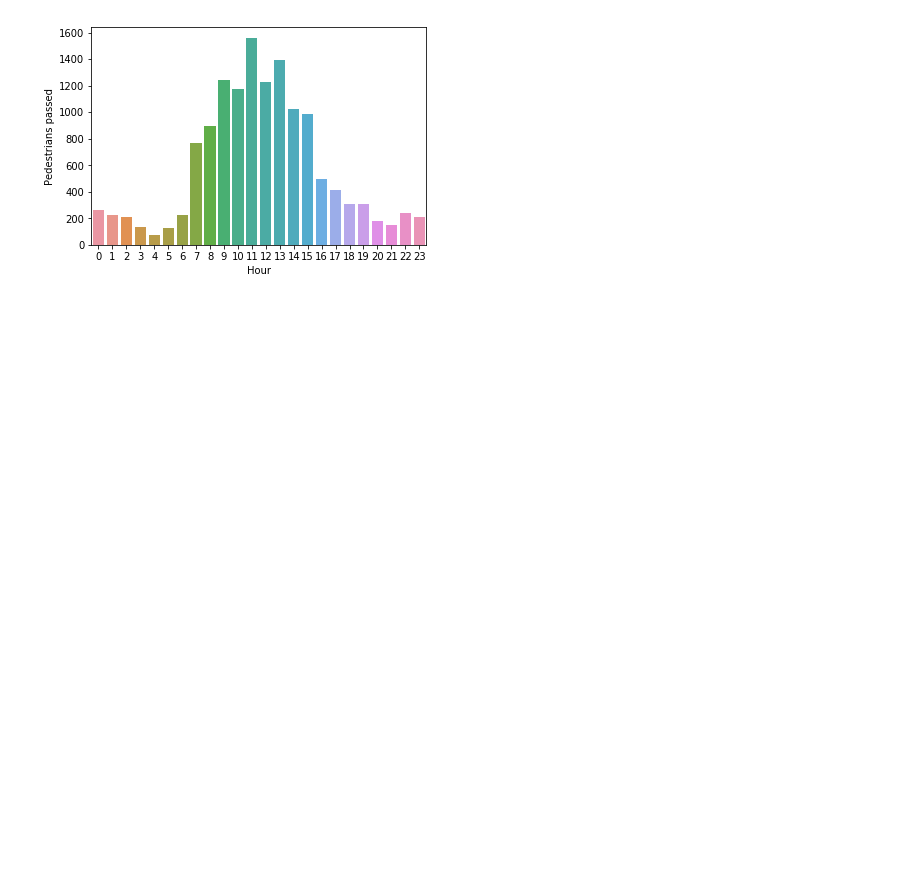
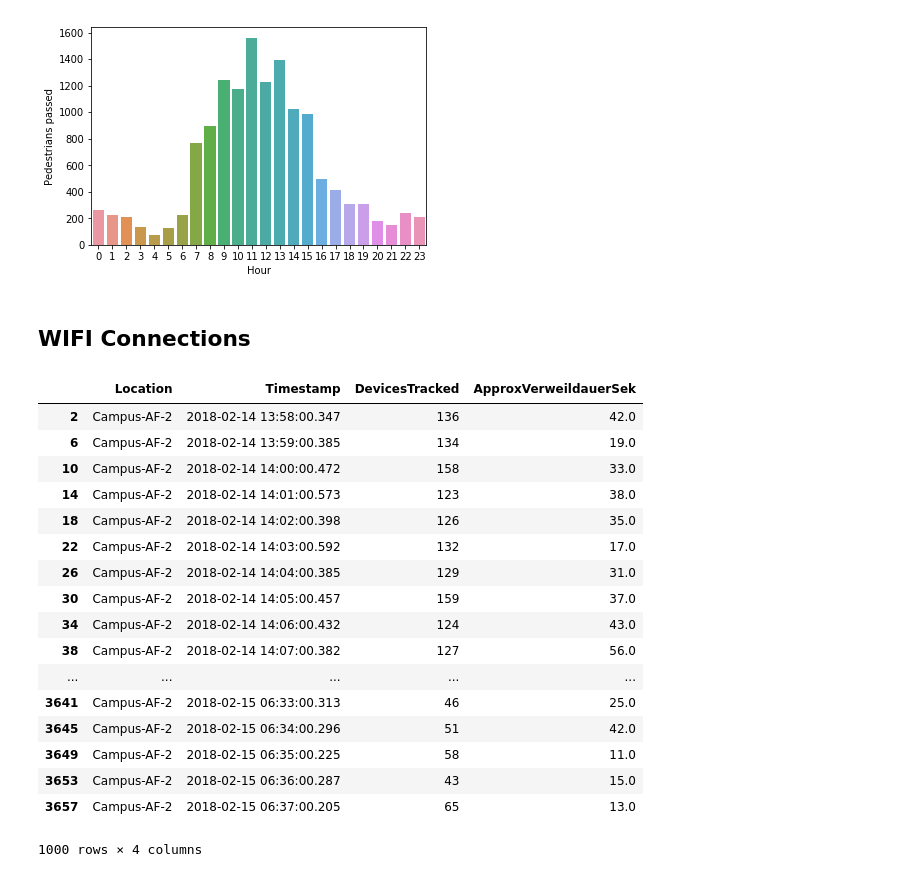
Before and after one commit to RichStone/htw-data-science-university-project, a Jupyter notebook: data_analysis.ipynb, the cells around one changed output. Saved outputs shown, nothing was run; the diff lists cells and outputs as text; code cells hidden in the pictures; blank space fills up the shorter version.

```diff
--- a/data_analysis.ipynb
+++ b/data_analysis.ipynb
@@ -373,3 +358,31 @@ hist_in_out_pedestrians.set(xlabel='Hour', ylabel='Pedestrians passed')
 plt.show()
 # %% [output]
 [figure]
+# %% [markdown]
+## WIFI Connections
+# %%
+df_wifi_original = pd.read_csv('data/wifi.csv', sep=" ")
+df_wifi = df_wifi_original
+df_wifi['Timestamp'] = pd.to_datetime(df_wifi['Timestamp'].astype(int), unit='ms')
+df_wifi.head(100)
+df_wifi_af2 = df_wifi[df_wifi['Location'] == 'Campus-AF-2']
+df_wifi_af2.head(1000)
+# %% [output]
+|  | Location | Timestamp | DevicesTracked | ApproxVerweildauerSek |
+| 2 | Campus-AF-2 | 2018-02-14 13:58:00.347 | 136 | 42.0 |
+| 6 | Campus-AF-2 | 2018-02-14 13:59:00.385 | 134 | 19.0 |
+| 10 | Campus-AF-2 | 2018-02-14 14:00:00.472 | 158 | 33.0 |
+| 14 | Campus-AF-2 | 2018-02-14 14:01:00.573 | 123 | 38.0 |
+| 18 | Campus-AF-2 | 2018-02-14 14:02:00.398 | 126 | 35.0 |
+| 22 | Campus-AF-2 | 2018-02-14 14:03:00.592 | 132 | 17.0 |
+| 26 | Campus-AF-2 | 2018-02-14 14:04:00.385 | 129 | 31.0 |
+| 30 | Campus-AF-2 | 2018-02-14 14:05:00.457 | 159 | 37.0 |
+| 34 | Campus-AF-2 | 2018-02-14 14:06:00.432 | 124 | 43.0 |
+| 38 | Campus-AF-2 | 2018-02-14 14:07:00.382 | 127 | 56.0 |
+| ... | ... | ... | ... | ... |
+| 3641 | Campus-AF-2 | 2018-02-15 06:33:00.313 | 46 | 25.0 |
+| 3645 | Campus-AF-2 | 2018-02-15 06:34:00.296 | 51 | 42.0 |
+| 3649 | Campus-AF-2 | 2018-02-15 06:35:00.225 | 58 | 11.0 |
+| 3653 | Campus-AF-2 | 2018-02-15 06:36:00.287 | 43 | 15.0 |
+| 3657 | Campus-AF-2 | 2018-02-15 06:37:00.205 | 65 | 13.0 |
+1000 rows × 4 columns
```
Also changed, not shown: parts of 5 cells of this notebook, 2 other files.
